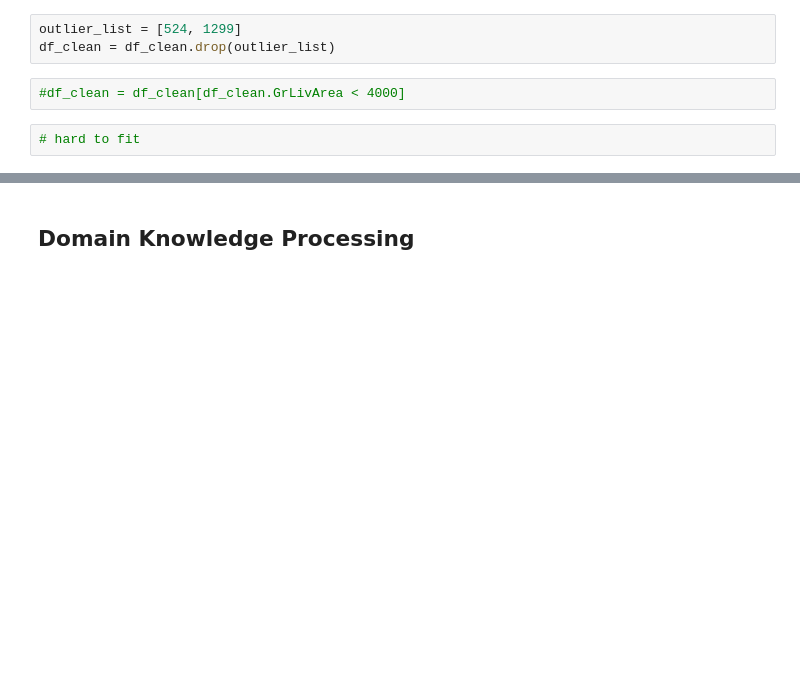
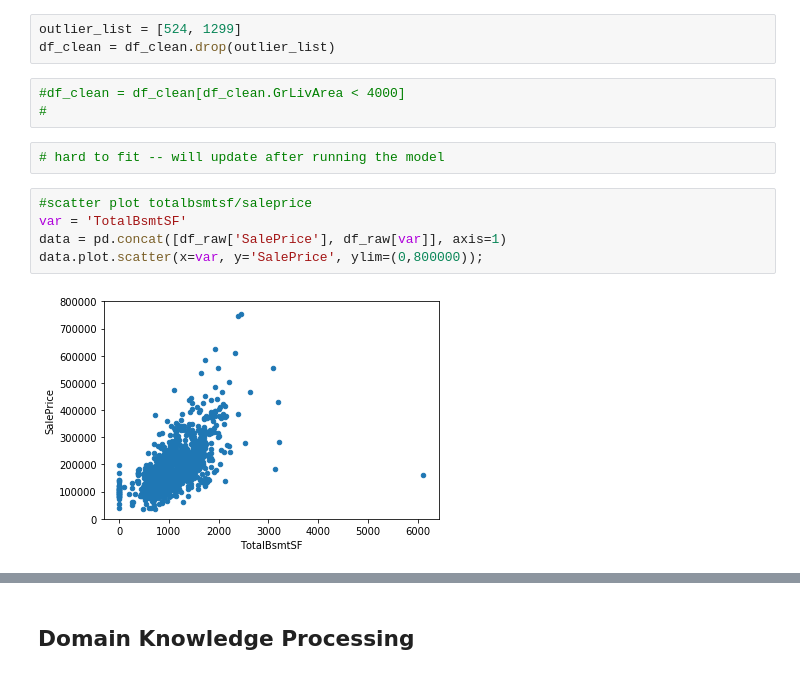
Before and after one commit to miazhx/Kaggle-House-Prices, a Jupyter notebook: Mia/Data Exploration.ipynb, the cells around one changed output, grey strips where cells are left out. Drawn from its saved outputs; the diff is of its cells as text; blank space fills up the shorter version.

```diff
--- a/Mia/Data Exploration.ipynb
+++ b/Mia/Data Exploration.ipynb
@@ -202,5 +207,13 @@ outlier_list = [524, 1299]
 df_clean = df_clean.drop(outlier_list)
 # %%
 #df_clean = df_clean[df_clean.GrLivArea < 4000]
+#
 # %%
-# hard to fit
+# hard to fit -- will update after running the model
+# %%
+#scatter plot totalbsmtsf/saleprice
+var = 'TotalBsmtSF'
+data = pd.concat([df_raw['SalePrice'], df_raw[var]], axis=1)
+data.plot.scatter(x=var, y='SalePrice', ylim=(0,800000));
+# %% [output]
+[figure, added]
```
Also changed, not shown: parts of 11 cells of this notebook, 1 other file.
